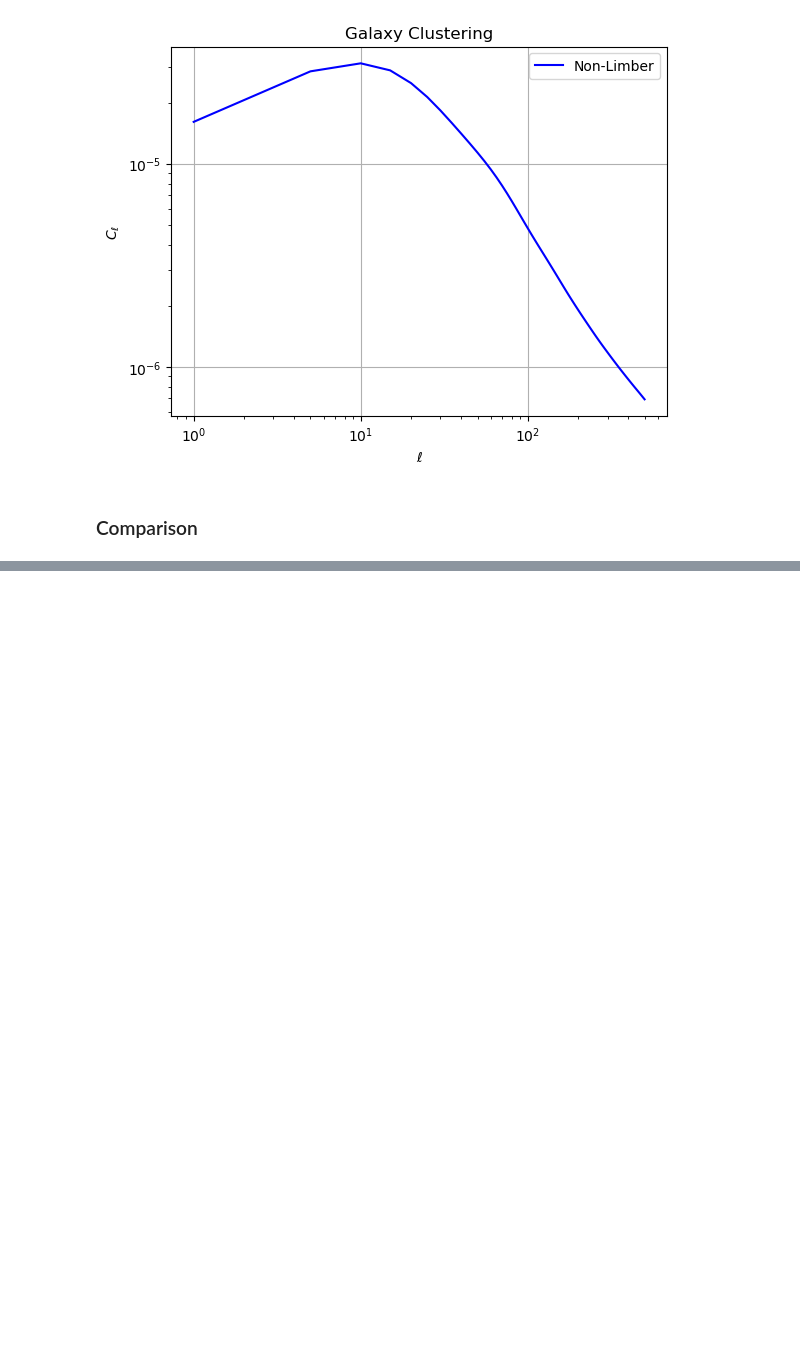
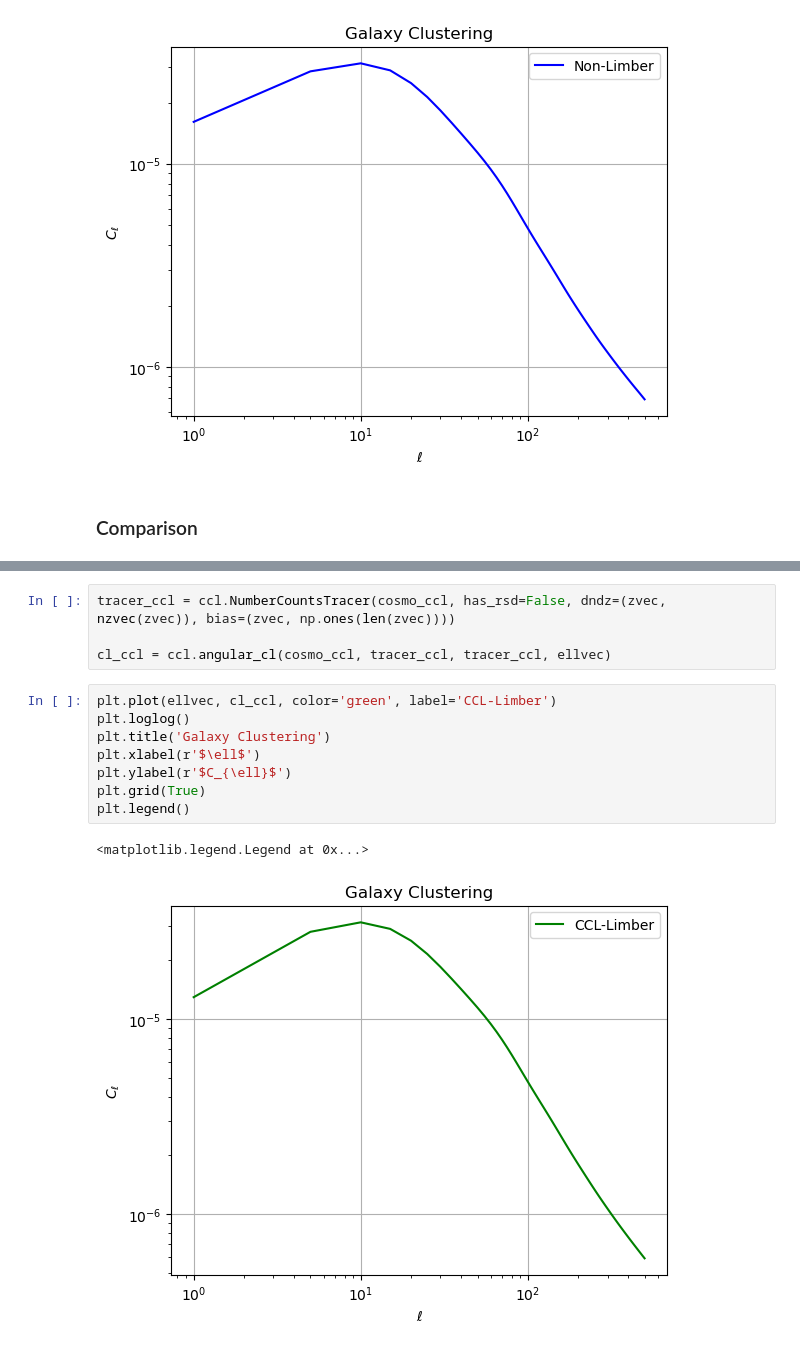
Before and after one commit to JP-Bonifacio/jax_cosmo, a Jupyter notebook: docs/notebooks/galaxy_clustering_test.ipynb, the cells around one changed output, grey strips where cells are left out. Cells and saved outputs as stored; diff of their text form; blank space fills up the shorter version.

```diff
--- a/docs/notebooks/galaxy_clustering_test.ipynb
+++ b/docs/notebooks/galaxy_clustering_test.ipynb
@@ -182,0 +165,15 @@ plt.subplots_adjust(hspace=0.02)
+# %%
+tracer_ccl = ccl.NumberCountsTracer(cosmo_ccl, has_rsd=False, dndz=(zvec, nzvec(zvec)), bias=(zvec, np.ones(len(zvec))))
+
+cl_ccl = ccl.angular_cl(cosmo_ccl, tracer_ccl, tracer_ccl, ellvec)
+# %%
+plt.plot(ellvec, cl_ccl, color='green', label='CCL-Limber')
+plt.loglog()
+plt.title('Galaxy Clustering')
+plt.xlabel(r'$\ell$')
+plt.ylabel(r'$C_{\ell}$')
+plt.grid(True)
+plt.legend()
+# %% [output]
+<matplotlib.legend.Legend at 0x...>
+[figure, added]
```
Also changed, not shown: parts of 9 cells of this notebook.
